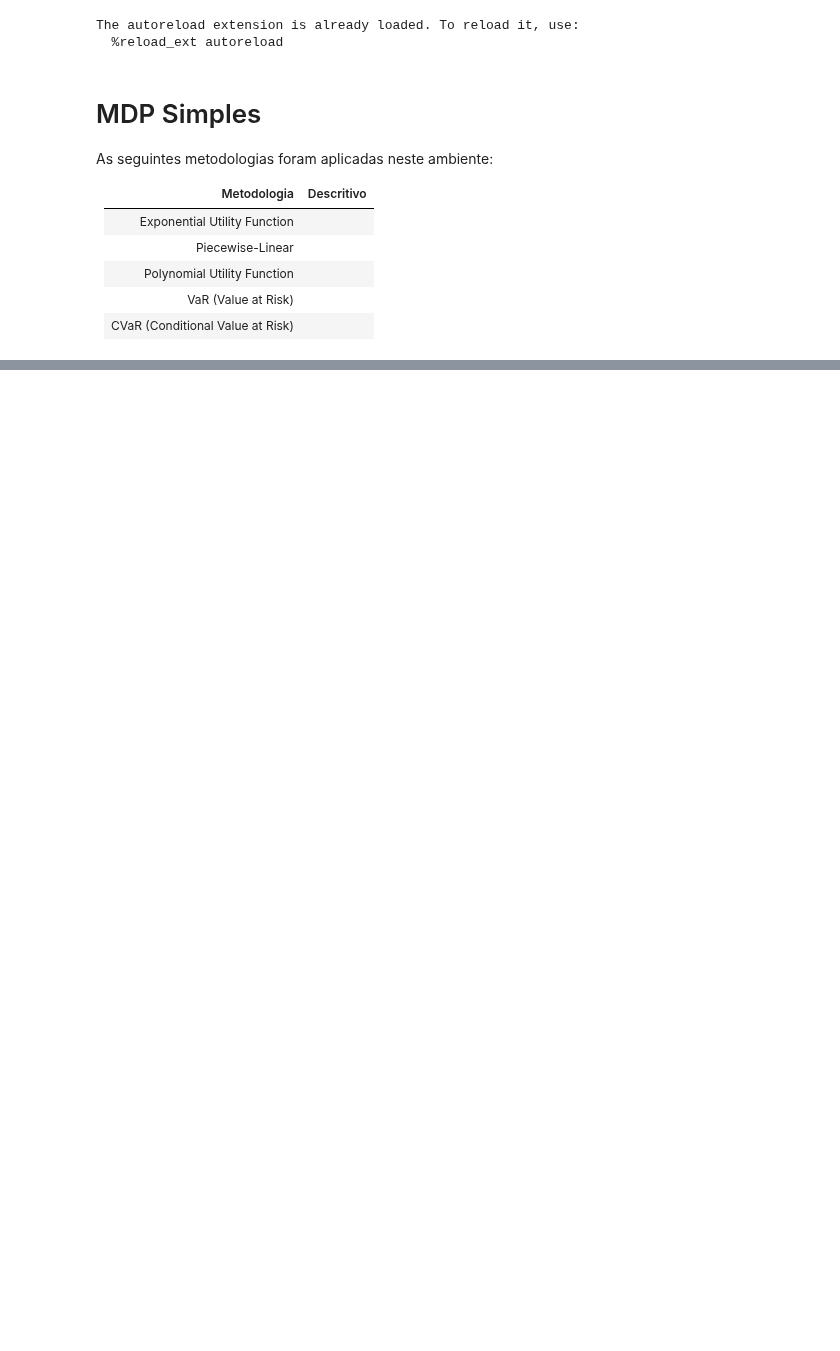
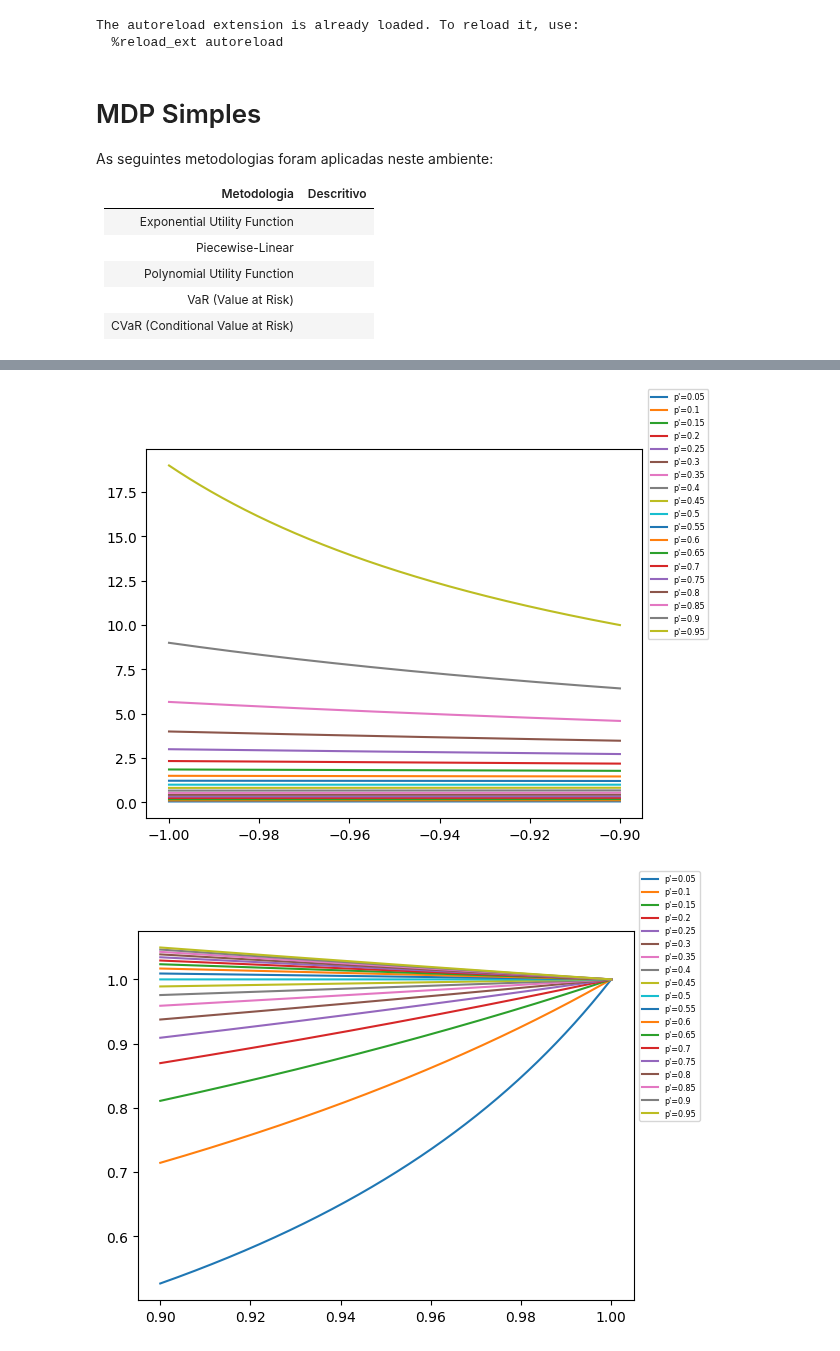
Before and after one commit to igormiyamura/ppgsi_comparable_mdp_risk, a Jupyter notebook: notebooks/1. Comparativo - MDP Simples.ipynb, the cells around one changed output, grey strips where cells are left out. Cells and saved outputs as stored; diff of their text form; code cells hidden in the pictures; blank space fills up the shorter version.

```diff
--- a/notebooks/1. Comparativo - MDP Simples.ipynb
+++ b/notebooks/1. Comparativo - MDP Simples.ipynb
@@ -42,0 +135,51 @@ _cp = CurvePlots.CurvePlots(lib='matplotlib')
+# %%
+# Limite Empirico Minimo
+dict_curves_pwl = {}
+min_lambda = np.min(list_k_neg)
+
+for k in list_k_neg:
+    alpha = _pwl._get_alpha(k)
+    gamma = 1
+    dict_curves_pwl[k] = _ecc[nm_pwl_function].get_empirical_limit_curve(
+        c=c,
+        p=p,
+        k=k,
+        gamma=gamma,
+        alpha=alpha
+    )
+
+df_min_pwl = pd.DataFrame(dict_curves_pwl)
+c_min_pwl = df_min_pwl[min_lambda]
+
+_cp.plot_curve_from_dataframe(
+    df=df_min_pwl,
+    label='p\'',
+    transpose=True
+)
+
+# Limite Empirico max
+dict_curves_pwl = {}
+max_lambda = np.max(list_k_pos)
+
+for k in list_k_pos:
+    alpha = _pwl._get_alpha(k)
+    gamma = 1
+    dict_curves_pwl[k] = _ecc[nm_pwl_function].get_empirical_limit_curve(
+        c=c,
+        p=p,
+        k=k,
+        gamma=gamma,
+        alpha=alpha
+    )
+
+df_max_pwl = pd.DataFrame(dict_curves_pwl)
+c_min_pwl = df_max_pwl[max_lambda]
+
+_cp.plot_curve_from_dataframe(
+    df=df_max_pwl,
+    label='p\'',
+    transpose=True
+)
+# %% [output]
+[figure, added]
+[figure, added]
```
Also changed, not shown: parts of 18 cells of this notebook, 6 other files.
